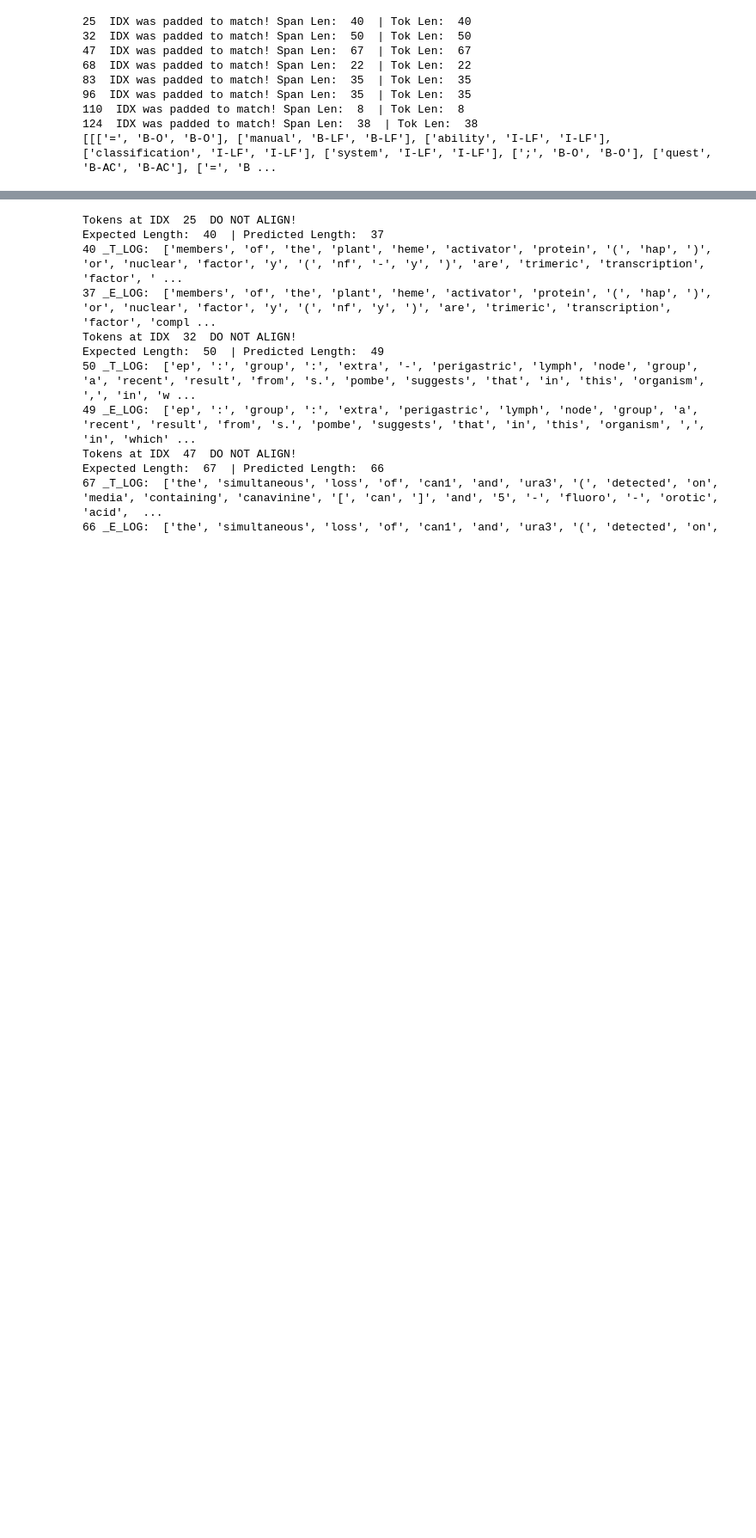
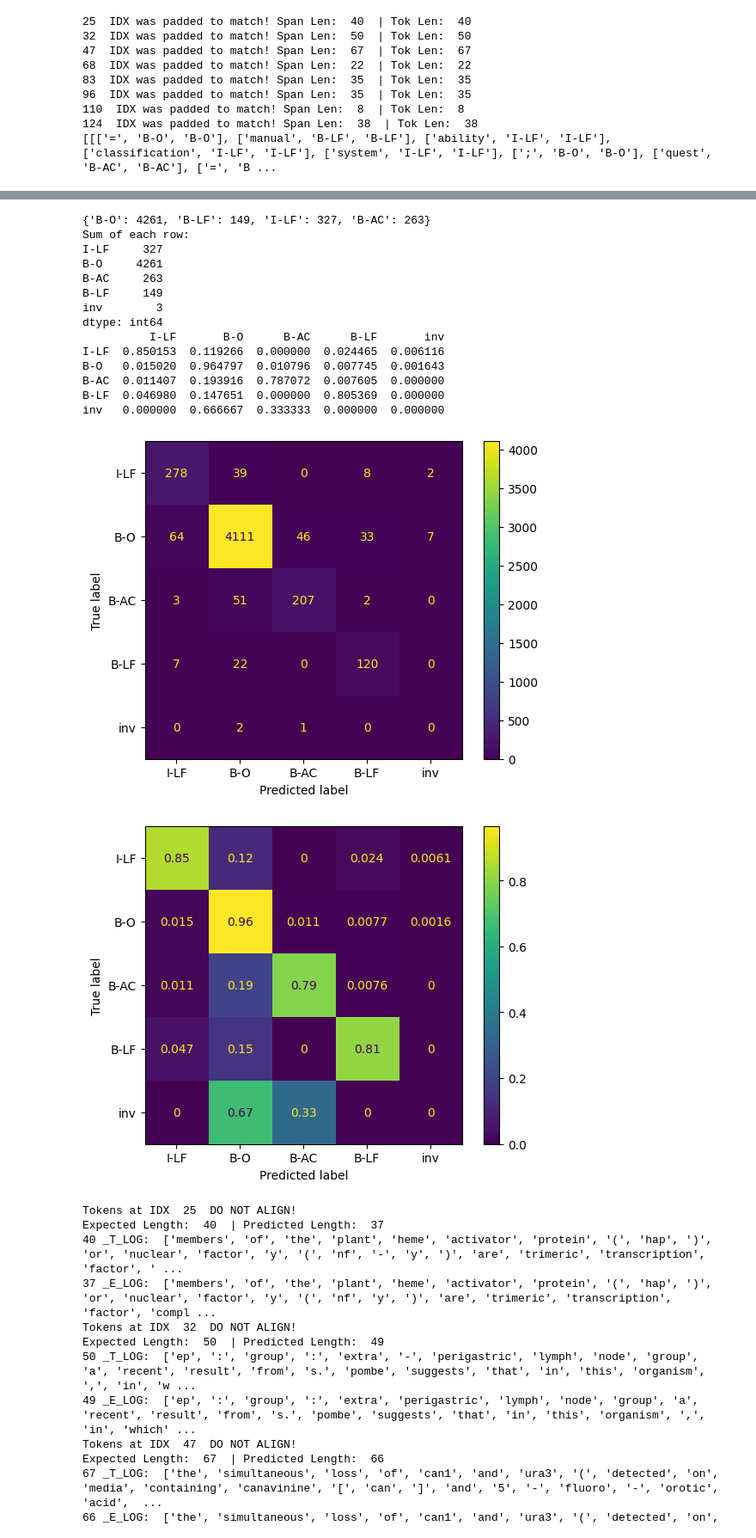
Before and after one commit to OliverKrieger/COM3029---NLP, a Jupyter notebook: cw/spacy/spacy.ipynb, the cells around one changed output, grey strips where cells are left out. Shown at 86% size. Drawn from its saved outputs; the diff is of its cells as text; code cells hidden in the pictures; blank space fills up the shorter version.

Commit message:
confusion matrix for spacy normalized

```diff
--- a/cw/spacy/spacy.ipynb
+++ b/cw/spacy/spacy.ipynb
@@ -69,6 +69,16 @@ class DataCollection:
     def create_item_embeddings(self, tags:list[str]) -> dict:
         return {label:idx for idx, label in enumerate(tags)}
 
+    def get_tag_count(self) -> dict:
+        tag_dict = {}
+        for tag_list in self.get_ner_list():
+            for tag in tag_list:
+                if tag not in tag_dict.keys():
+                    tag_dict[tag] = 1
+                else:
+                    tag_dict[tag] += 1
+        return tag_dict
+
 def dataset_to_collection(dataset:Dataset) -> DataCollection:
     data_items:list[DataItem] = []
     for idx in range(dataset.num_rows):
@@ -360,6 +352,45 @@ B-O | B-O
 | B-AC | 3 | 51 | 207 | 2 | 0 |
 | B-LF | 7 | 22 | 0 | 120 | 0 |
 | inv | 0 | 2 | 1 | 0 | 0 |
+# %%
+from sklearn.metrics import ConfusionMatrixDisplay
+
+from matplotlib import pyplot as plt
+
+print(validation_collection.get_tag_count())
+
+sum_rows = result_df.sum(axis=1)
+print(f"Sum of each row:\n{sum_rows}")
+
+normalized_result_df = result_df.div(result_df.sum(axis=1), axis=0)
+print(normalized_result_df)
+
+disp = ConfusionMatrixDisplay(confusion_matrix=result_df.to_numpy(), display_labels=tags)
+# Then just plot it:
+disp.plot()
+# And show it:
+plt.show()
+
+normalized_disp = ConfusionMatrixDisplay(confusion_matrix=normalized_result_df.to_numpy(), display_labels=tags)
+normalized_disp.plot()
+plt.show()
+# %% [output]
+{'B-O': 4261, 'B-LF': 149, 'I-LF': 327, 'B-AC': 263}
+Sum of each row:
+I-LF     327
+B-O     4261
+B-AC     263
+B-LF     149
+inv        3
+dtype: int64
+          I-LF       B-O      B-AC      B-LF       inv
+I-LF  0.850153  0.119266  0.000000  0.024465  0.006116
+B-O   0.015020  0.964797  0.010796  0.007745  0.001643
+B-AC  0.011407  0.193916  0.787072  0.007605  0.000000
+B-LF  0.046980  0.147651  0.000000  0.805369  0.000000
+inv   0.000000  0.666667  0.333333  0.000000  0.000000
+[figure, added]
+[figure, added]
 # %%
 # text = " ".join(validation_collection.get_token_list()[0])
 # doc:Doc = best_model_nlp(text)
```
Also changed, not shown: parts of 1 cell of this notebook.
